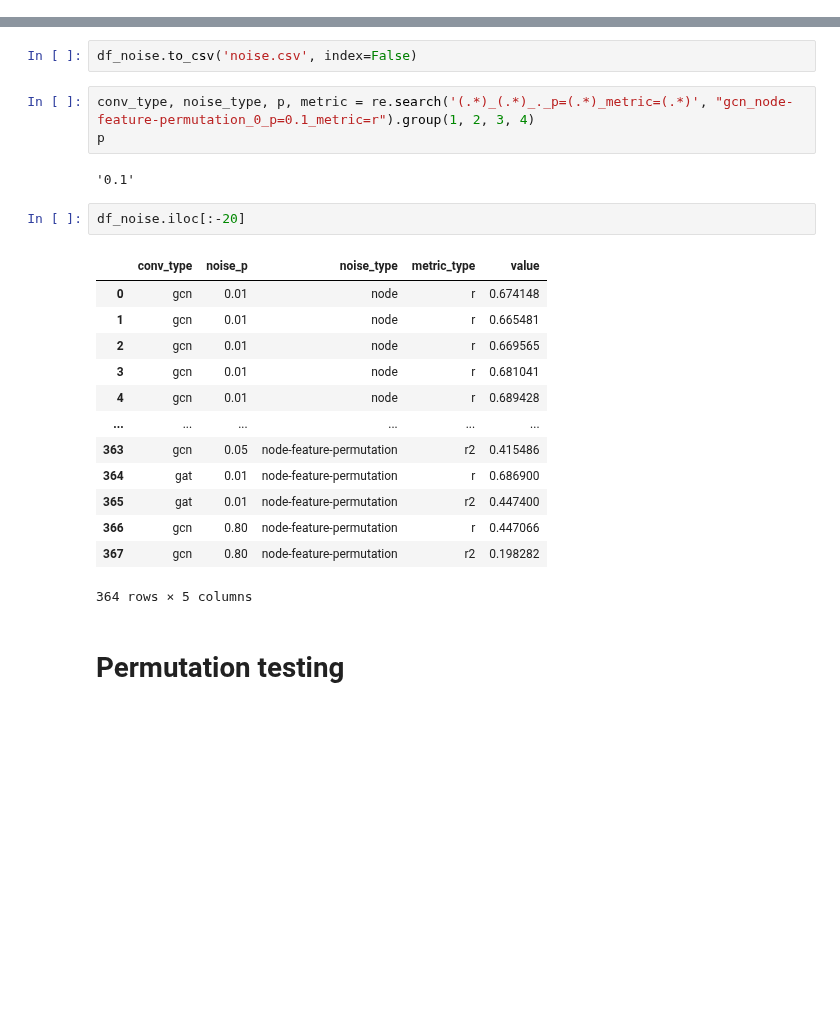
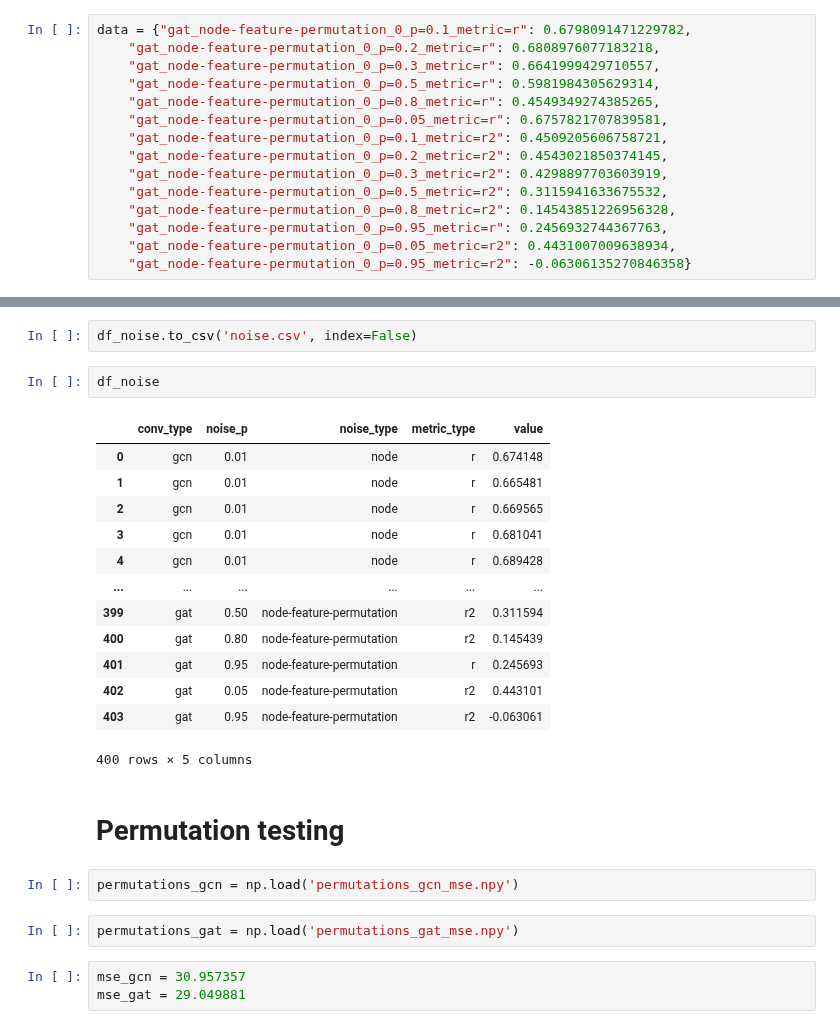
Before and after one commit to kamilest/brain-age-gnn, a Jupyter notebook: notebooks/model_selection.ipynb, the cells around one changed output, grey strips where cells are left out. Drawn from its saved outputs; the diff is of its cells as text; blank space fills up the shorter version.

Commit message:
Permutation tests, edge noise effect.

```diff
--- a/notebooks/model_selection.ipynb
+++ b/notebooks/model_selection.ipynb
@@ -402,29 +379,46 @@ data = {"gcn_node-feature-permutation_3_p=0.8_metric=r": 0.44706580662158263,
+# %%
+data = {"gat_node-feature-permutation_0_p=0.1_metric=r": 0.6798091471229782,
+    "gat_node-feature-permutation_0_p=0.2_metric=r": 0.6808976077183218,
+    "gat_node-feature-permutation_0_p=0.3_metric=r": 0.6641999429710557,
+    "gat_node-feature-permutation_0_p=0.5_metric=r": 0.5981984305629314,
+    "gat_node-feature-permutation_0_p=0.8_metric=r": 0.4549349274385265,
+    "gat_node-feature-permutation_0_p=0.05_metric=r": 0.6757821707839581,
+    "gat_node-feature-permutation_0_p=0.1_metric=r2": 0.4509205606758721,
+    "gat_node-feature-permutation_0_p=0.2_metric=r2": 0.4543021850374145,
+    "gat_node-feature-permutation_0_p=0.3_metric=r2": 0.4298897703603919,
+    "gat_node-feature-permutation_0_p=0.5_metric=r2": 0.3115941633675532,
+    "gat_node-feature-permutation_0_p=0.8_metric=r2": 0.14543851226956328,
+    "gat_node-feature-permutation_0_p=0.95_metric=r": 0.2456932744367763,
+    "gat_node-feature-permutation_0_p=0.05_metric=r2": 0.4431007009638934,
+    "gat_node-feature-permutation_0_p=0.95_metric=r2": -0.06306135270846358}
 # %%
 for v in data.keys():
     conv_type, noise_type, p, metric = re.search('(.*)_(.*)_._p=(.*)_metric=(.*)', v).group(1, 2, 3, 4)
     df_noise.loc[i+df_noise.shape[0]] = [conv_type, float(p), noise_type, metric, data[v]]
 # %%
 df_noise.to_csv('noise.csv', index=False)
-# %%
-conv_type, noise_type, p, metric = re.search('(.*)_(.*)_._p=(.*)_metric=(.*)', "gcn_node-feature-permutation_0_p=0.1_metric=r").group(1, 2, 3, 4)
-p
-# %% [output]
-'0.1'
 # %%
-df_noise.iloc[:-20]
+df_noise
 # %% [output]
 |  | conv_type | noise_p | noise_type | metric_type | value |
 | 0 | gcn | 0.01 | node | r | 0.674148 |
 | 1 | gcn | 0.01 | node | r | 0.665481 |
 | 2 | gcn | 0.01 | node | r | 0.669565 |
 | 3 | gcn | 0.01 | node | r | 0.681041 |
 | 4 | gcn | 0.01 | node | r | 0.689428 |
 | ... | ... | ... | ... | ... | ... |
-| 363 | gcn | 0.05 | node-feature-permutation | r2 | 0.415486 |
-| 364 | gat | 0.01 | node-feature-permutation | r | 0.686900 |
-| 365 | gat | 0.01 | node-feature-permutation | r2 | 0.447400 |
-| 366 | gcn | 0.80 | node-feature-permutation | r | 0.447066 |
-| 367 | gcn | 0.80 | node-feature-permutation | r2 | 0.198282 |
+| 399 | gat | 0.50 | node-feature-permutation | r2 | 0.311594 |
+| 400 | gat | 0.80 | node-feature-permutation | r2 | 0.145439 |
+| 401 | gat | 0.95 | node-feature-permutation | r | 0.245693 |
+| 402 | gat | 0.05 | node-feature-permutation | r2 | 0.443101 |
+| 403 | gat | 0.95 | node-feature-permutation | r2 | -0.063061 |
-364 rows × 5 columns
+400 rows × 5 columns
 # %% [markdown]
 # Permutation testing
+# %%
+permutations_gcn = np.load('permutations_gcn_mse.npy')
+# %%
+permutations_gat = np.load('permutations_gat_mse.npy')
+# %%
+mse_gcn = 30.957357
+mse_gat = 29.049881
```
Also changed, not shown: parts of 9 cells of this notebook, 4 other files.
